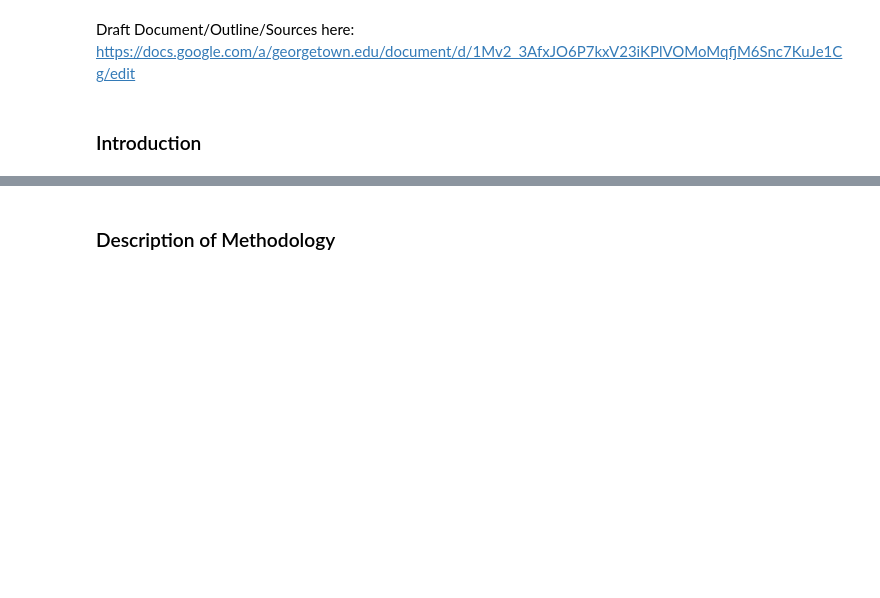
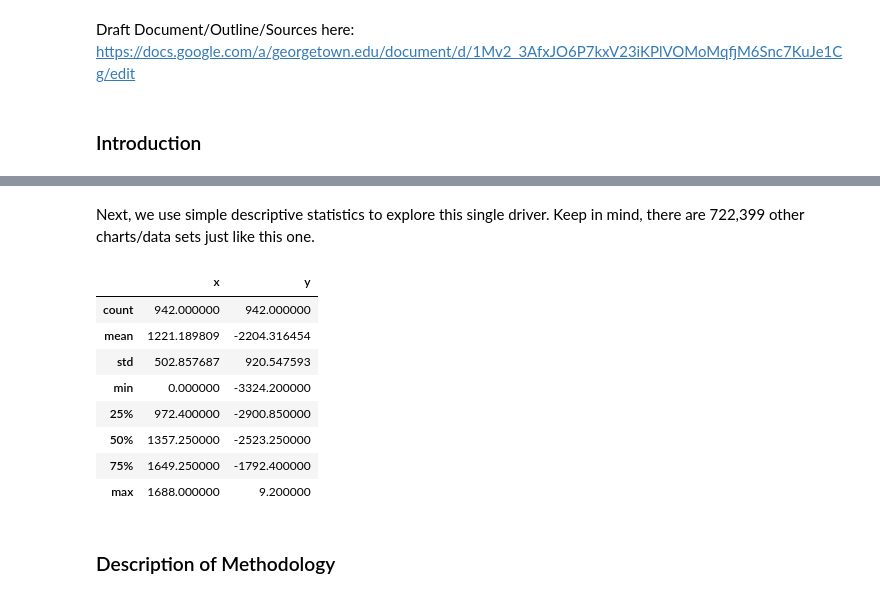
Before and after one commit to georgetown-analytics/skidmarks, a Jupyter notebook: bin/notebook/Riding Dirty-Using Telematic Data to Identify Increased Liability Drivers.ipynb, the cells around one changed output, grey strips where cells are left out. Saved outputs shown, nothing was run; the diff lists cells and outputs as text; code cells hidden in the pictures; blank space fills up the shorter version.

```diff
--- a/bin/notebook/Riding Dirty-Using Telematic Data to Identify Increased Liability Drivers.ipynb
+++ b/bin/notebook/Riding Dirty-Using Telematic Data to Identify Increased Liability Drivers.ipynb
@@ -51,3 +113,17 @@ a description of your data set used
+# %% [markdown]
+Next, we use simple descriptive statistics to explore this single driver.  Keep in mind, there are 722,399 other charts/data sets just like this one.
+# %%
+df.describe()
+# %% [output]
+|  | x | y |
+| count | 942.000000 | 942.000000 |
+| mean | 1221.189809 | -2204.316454 |
+| std | 502.857687 | 920.547593 |
+| min | 0.000000 | -3324.200000 |
+| 25% | 972.400000 | -2900.850000 |
+| 50% | 1357.250000 | -2523.250000 |
+| 75% | 1649.250000 | -1792.400000 |
+| max | 1688.000000 | 9.200000 |
 # %% [markdown]
 ### Description of Methodology
 # %% [markdown]
```
Also changed, not shown: parts of 8 cells of this notebook.
